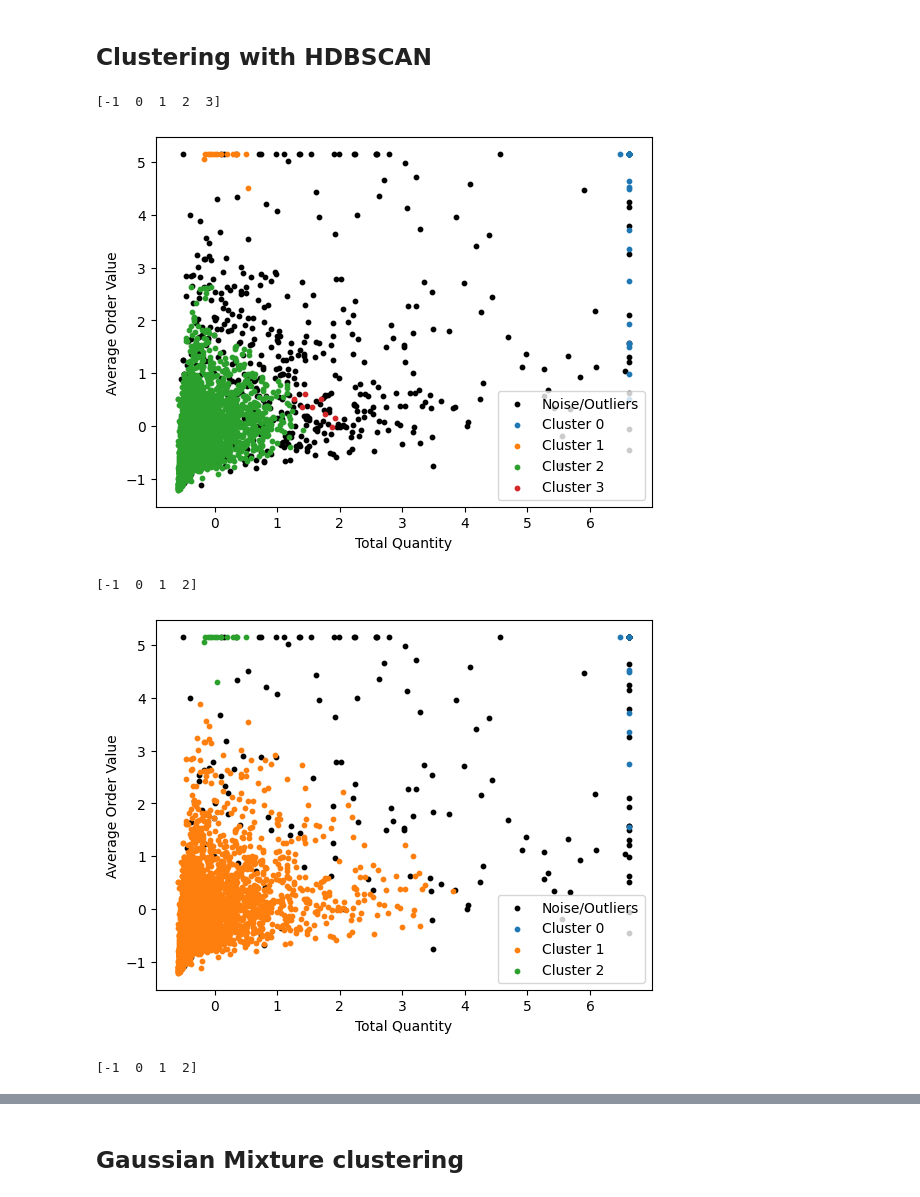
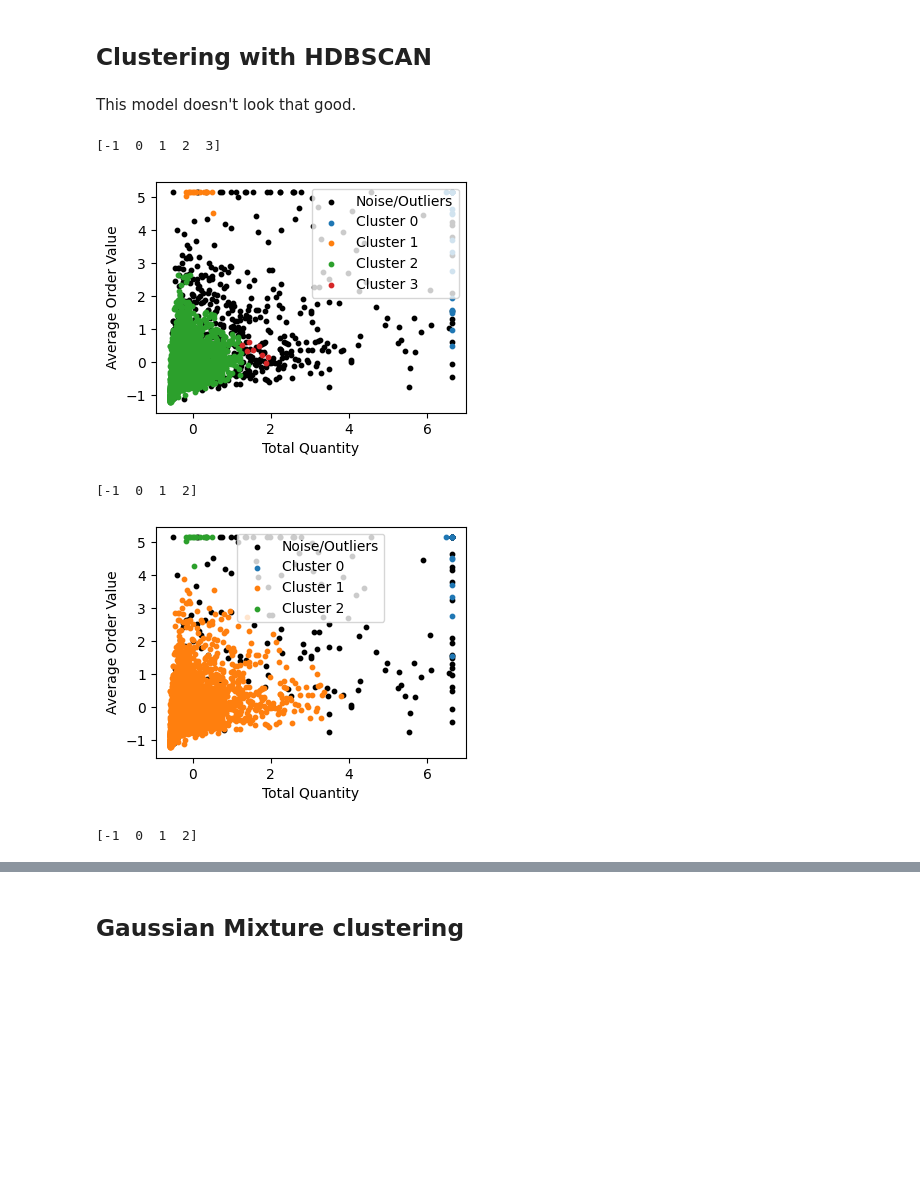
Before and after one commit to dimitsagk/ClientClustering_InventoryForecast, a Jupyter notebook: notebooks/03_ClientClustering_ML-notebook.ipynb, the cells around one changed output, grey strips where cells are left out. Drawn from its saved outputs; the diff is of its cells as text; code cells hidden in the pictures; blank space fills up the shorter version.

```diff
--- a/notebooks/03_ClientClustering_ML-notebook.ipynb
+++ b/notebooks/03_ClientClustering_ML-notebook.ipynb
@@ -422,3 +459,5 @@ plt.show()
 # %% [markdown]
 ## Clustering with HDBSCAN
+# %% [markdown]
+This model doesn't look that good.
 # %%
@@ -426,14 +465,16 @@ plt.show()
 # %%
 PARAM = ({"min_cluster_size": 8}, {"min_cluster_size": 10}, {"min_cluster_size": 20})
 for i, param in enumerate(PARAM):
     hdb = HDBSCAN(**param).fit(cust_norm_clip_stndrd)
     labels = hdb.labels_
 
     print(np.unique(labels))
+    plt.figure(figsize=(4, 3))
     scatter_plot(cust_norm_clip_stndrd[['TotalQuantity','AvrgOrderValue']], labels)
+    plt.show()
 # %% [output]
 [-1  0  1  2  3]
-[figure, old version]
+[figure, new version]
 [-1  0  1  2]
-[figure, old version]
+[figure, new version]
 [-1  0  1  2]
```
Also changed, not shown: parts of 41 cells of this notebook.
